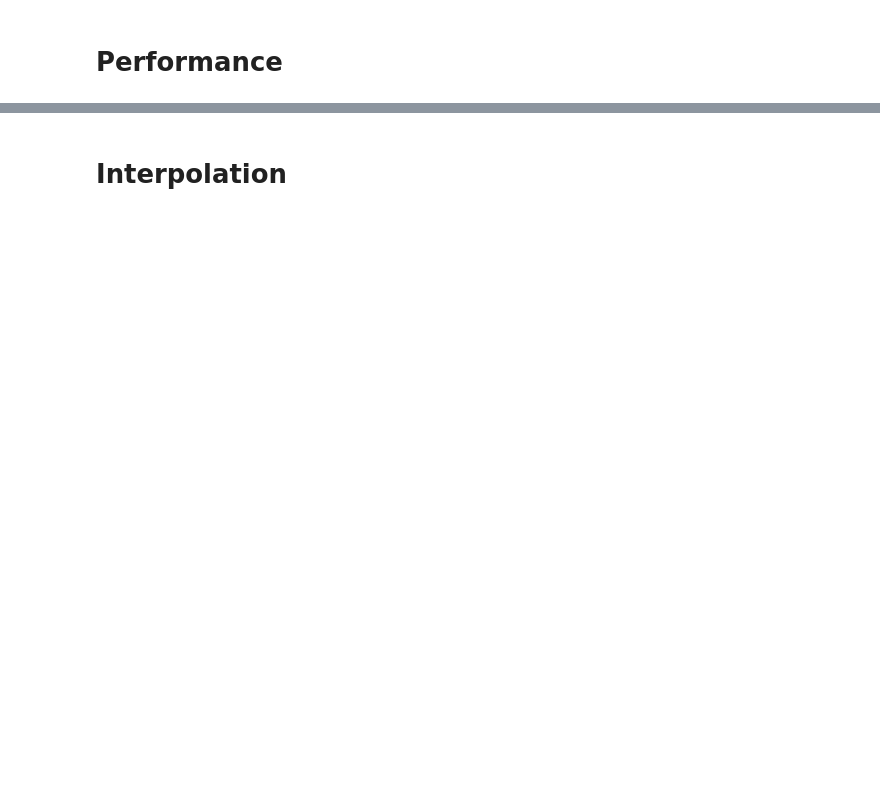
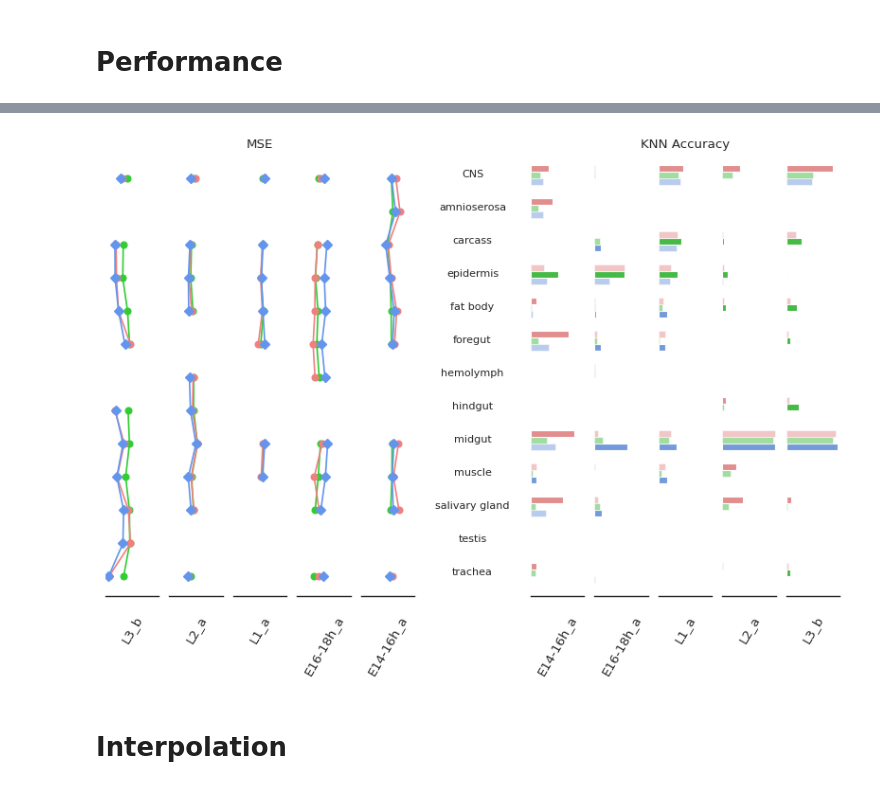
Before and after one commit to Oafish1/CellTRIP, a Jupyter notebook: scripts/flysta_analysis.ipynb, the cells around one changed output, grey strips where cells are left out. Cells and saved outputs as stored; diff of their text form; code cells hidden in the pictures; blank space fills up the shorter version.

```diff
--- a/scripts/flysta_analysis.ipynb
+++ b/scripts/flysta_analysis.ipynb
@@ -254,3 +284,101 @@ See the caveats in the documentation: https://pandas.pydata.org/pandas-docs/stab
+# %%
+# Params
+stat_left, stat_right = 'MSE', 'KNN Accuracy'
+
+# Plot
+with sns.axes_style('white'):
+    fig = plt.figure(figsize=(10, 6))
+    gs_outer = mpl.gridspec.GridSpec(1, 3, width_ratios=[len(development), 1.5, len(development)], wspace=.05)
+    gs_left = mpl.gridspec.GridSpecFromSubplotSpec(1, len(development), subplot_spec=gs_outer[0])
+    gs_center, = mpl.gridspec.GridSpecFromSubplotSpec(1, 1, subplot_spec=gs_outer[1])
+    gs_right = mpl.gridspec.GridSpecFromSubplotSpec(1, len(development), subplot_spec=gs_outer[2])
+    axs_left = [fig.add_subplot(cell) for cell in gs_left][::-1]
+    ax_center = fig.add_subplot(gs_center)
+    axs_right = [fig.add_subplot(cell) for cell in gs_right]
+    axs = axs_left + axs_right
+# axs_left = axs[len(development)-1::-1]
+# axs_right = axs[len(development):]
+
+# Prepare data
+df = classification_performance.copy()
+df = df.loc[df['Cell Type'].apply(lambda s: '/' not in s)]  # NOTE: Just drops these, but doesn't in the 'All' calculation
+df = df.loc[df['Cell Type']!='All']
+# Add NAN values
+for method, dev, ct in itertools.product(df['Method'].unique(), df['Development'].unique(), df['Cell Type'].unique()):
+    df_filt = df
+    df_filt = df_filt.loc[df_filt['Method']==method]
+    df_filt = df_filt.loc[df_filt['Development']==dev]
+    df_filt = df_filt.loc[df_filt['Cell Type']==ct]
+    if len(df_filt) == 0:
+        df = pd.concat([df, pd.DataFrame({'Method': method, 'Development': dev, 'Cell Type': ct}, index=[0])])
+df = df.sort_values('Cell Type', ascending=False)
+
+# Left axes
+for ax, dev in zip(axs_left, development):
+    for method in methods:
+        df_filt = df
+        df_filt = df_filt.loc[df_filt['Development']==dev]
+        df_filt = df_filt.loc[df_filt['Method']==method]
+        ax.plot(
+            df_filt[stat_left], df_filt['Cell Type'],
+            color=method_colors[method], marker='D' if method == 'CellTRIP' else 'o',
+            label=method, zorder=10 if method=='CellTRIP' else 2)
+    ax.set_xscale('log')
+    ax.set_xlim(1, 10_000)
+    ax.invert_xaxis()
+    ax.set_xlabel(dev, rotation=60)
+
+# Right axes
+for ax, dev in zip(axs_right, development):
+    df_filt = df.loc[df['Development']==dev].fillna(0)  # FillNA for patches
+    sns.barplot(
+        df_filt, x=stat_right, y='Cell Type',
+        hue='Method', hue_order=method_colors.keys(), palette=method_colors,
+        width=.8, legend=False, ax=ax)
+    ax.set_xlim(0, 1)
+    ax.set_ylabel(None)
+    ax.invert_yaxis()
+    ax.set_xlabel(dev, rotation=60)
+
+    # Apply alpha to non-best bars
+    num_cell_types = df['Cell Type'].unique().shape[0]
+    for i in range(0, num_cell_types):
+        # Get widths
+        patches = ax.patches[i::num_cell_types]
+        widths = [p.get_width() for p in patches]
+        best_idx = np.argmax(widths)
+        # Alpha all others
+        for i, p in enumerate(patches):
+            if i == best_idx: continue
+            p.set_alpha(.5)
+
+# Common formatting
+ylims = (min([ax.get_ylim()[0] for ax in axs]), max([ax.get_ylim()[1] for ax in axs]))
+for ax in axs:
+    ax.set_xticklabels([])  # TODO
+    ax.set_yticklabels([])
+    ax.set_ylim(ylims)
+    sns.despine(ax=ax, left=True)
+
+
+# Labels
+ax_center.set_axis_off()
+trans = mpl.transforms.blended_transform_factory(ax_center.transAxes, axs_left[0].transData)
+for i, ct in enumerate(df['Cell Type'].unique()):
+    ax_center.text(.5, i, ct, ha='center', va='bottom', fontsize='small', transform=trans)
+is_even = (len(development) % 2) == 0
+ax_center.text(
+    .5 if not is_even else 1.05, 1.02, stat_left,
+    ha='center', va='bottom', fontsize='medium',
+    transform=axs_left[((len(development)+1)//2)-1].transAxes)
+ax_center.text(
+    .5 if not is_even else 1.05, 1.02, stat_right,
+    ha='center', va='bottom', fontsize='medium',
+    transform=axs_right[((len(development)+1)//2)-1].transAxes)
+
+fig.savefig('../plots/flysta/prediction_classification_performance_combined.pdf', transparent=True, bbox_inches='tight')
+# %% [output]
+[figure, added]
 # %% [markdown]
 # Interpolation
 # %%
```
Also changed, not shown: parts of 12 cells of this notebook, 52 other files.
